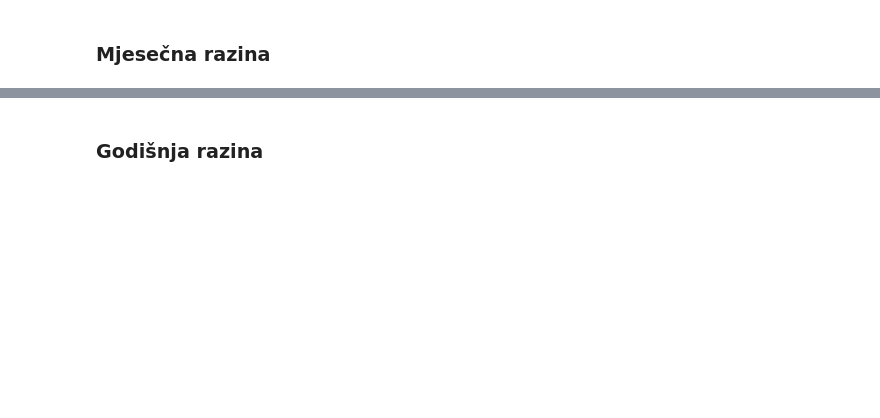
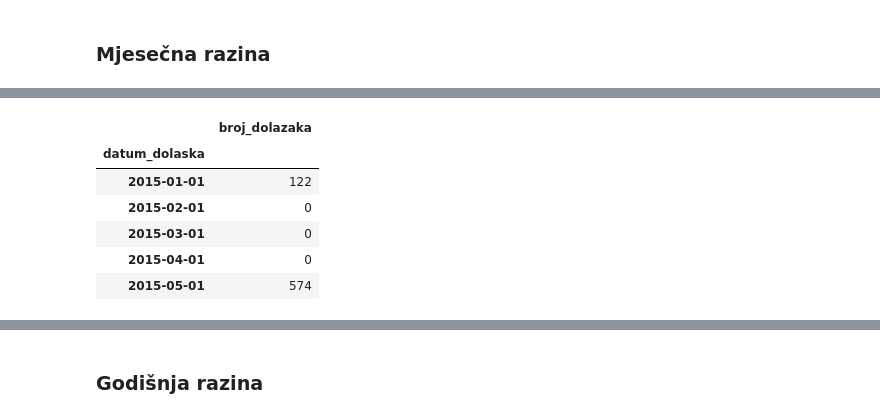
Before and after one commit to MarkoHaralovic/Prediction-of-Hotel-Occupancy, a Jupyter notebook: prediction-of-hotel-occupancy/notebooks/data_preprocessing.ipynb, the cells around one changed output, grey strips where cells are left out. Saved outputs shown, nothing was run; the diff lists cells and outputs as text; code cells hidden in the pictures; blank space fills up the shorter version.

```diff
--- a/prediction-of-hotel-occupancy/notebooks/data_preprocessing.ipynb
+++ b/prediction-of-hotel-occupancy/notebooks/data_preprocessing.ipynb
@@ -243,3 +293,12 @@ NumberOfGuestsMonthlyCity.head(5)
 # %%
-NumberOfArrivalsMonthlyCity =NumberOfArrivalsDailyCity.resample('ME').sum()
+NumberOfArrivalsMonthlyCity = NumberOfArrivalsDailyCity.resample('MS').sum()
+NumberOfArrivalsMonthlyCity.head()
+# %% [output]
+|  | broj_dolazaka |
+| datum_dolaska |  |
+| 2015-01-01 | 122 |
+| 2015-02-01 | 0 |
+| 2015-03-01 | 0 |
+| 2015-04-01 | 0 |
+| 2015-05-01 | 574 |
 # %%
```
Also changed, not shown: parts of 41 cells of this notebook, 16 other files.
